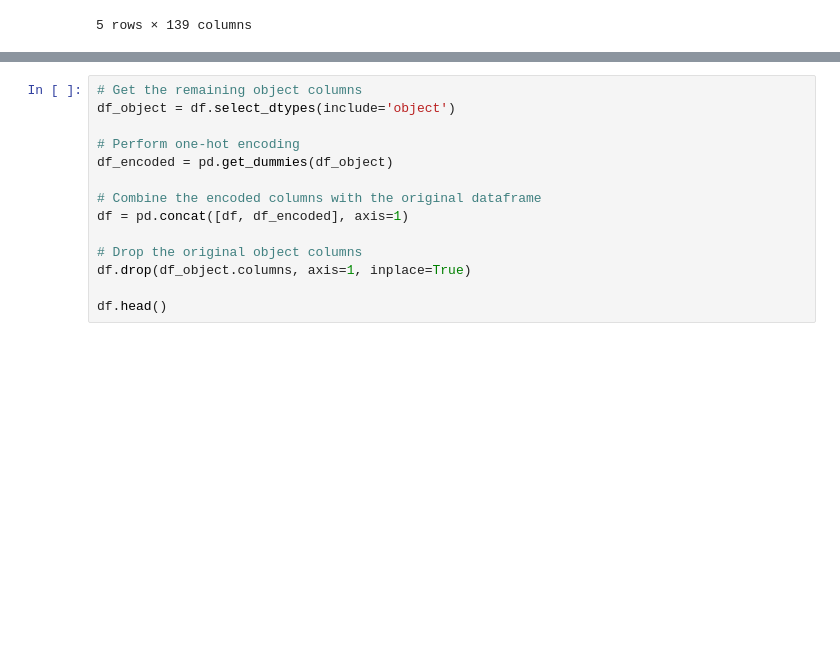
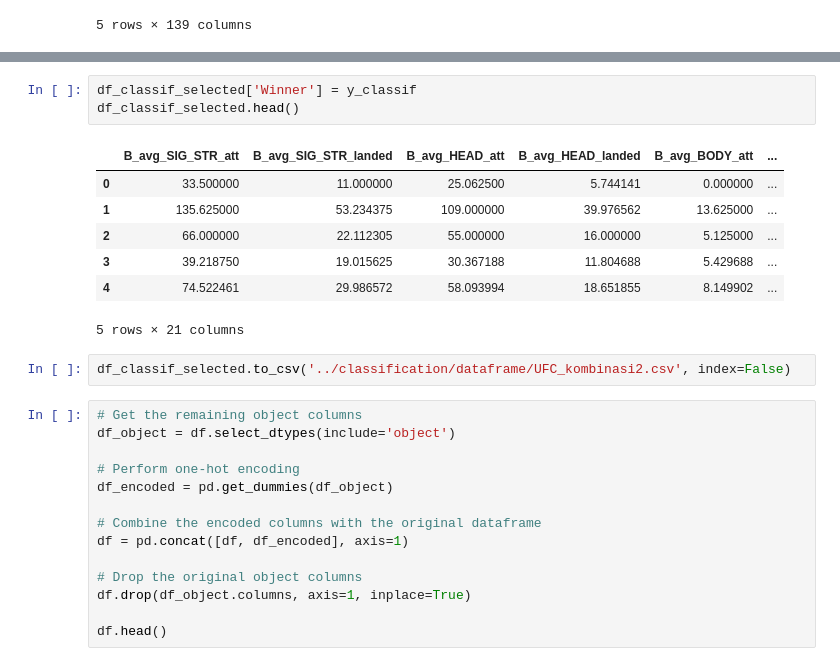
Before and after one commit to breadworshipper/TK-Kasdad, a Jupyter notebook: Preprocessing/kombinasi2.ipynb, the cells around one changed output, grey strips where cells are left out. Cells and saved outputs as stored; diff of their text form; blank space fills up the shorter version.

Commit message:
add kombinasi 1 dtc

```diff
--- a/Preprocessing/kombinasi2.ipynb
+++ b/Preprocessing/kombinasi2.ipynb
@@ -259,3 +350,16 @@ df.head()
+# %%
+df_classif_selected['Winner'] = y_classif
+df_classif_selected.head()
+# %% [output]
+|  | B_avg_SIG_STR_att | B_avg_SIG_STR_landed | B_avg_HEAD_att | B_avg_HEAD_landed | B_avg_BODY_att | ... |
+| 0 | 33.500000 | 11.000000 | 25.062500 | 5.744141 | 0.000000 | ... |
+| 1 | 135.625000 | 53.234375 | 109.000000 | 39.976562 | 13.625000 | ... |
+| 2 | 66.000000 | 22.112305 | 55.000000 | 16.000000 | 5.125000 | ... |
+| 3 | 39.218750 | 19.015625 | 30.367188 | 11.804688 | 5.429688 | ... |
+| 4 | 74.522461 | 29.986572 | 58.093994 | 18.651855 | 8.149902 | ... |
+5 rows × 21 columns
+# %%
+df_classif_selected.to_csv('../classification/dataframe/UFC_kombinasi2.csv', index=False)
 # %%
 # Get the remaining object columns
 df_object = df.select_dtypes(include='object')
```
Also changed, not shown: parts of 6 cells of this notebook, 2 other files.
